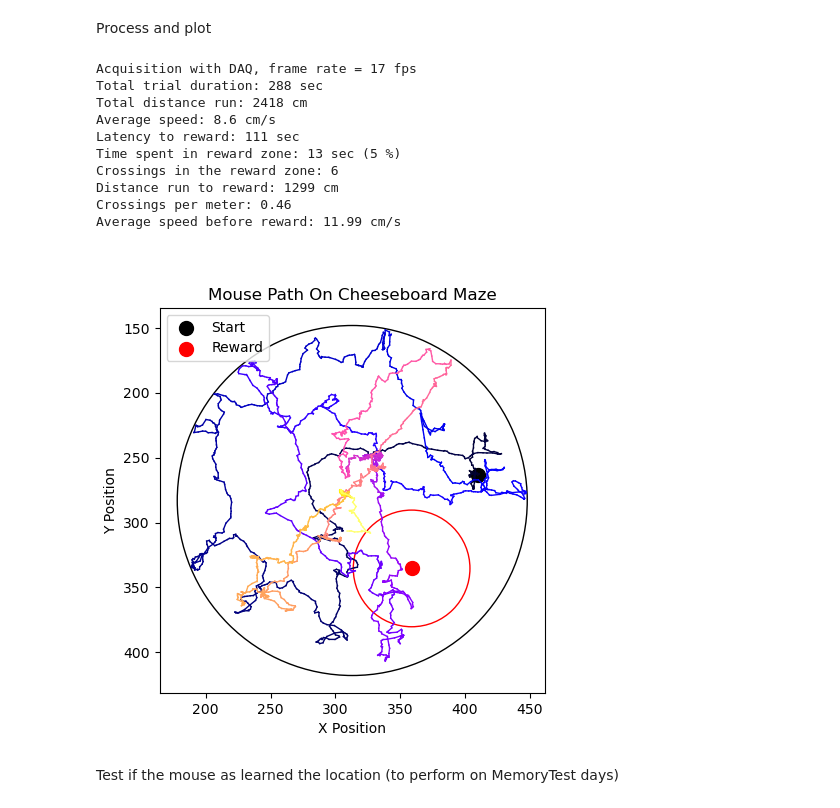
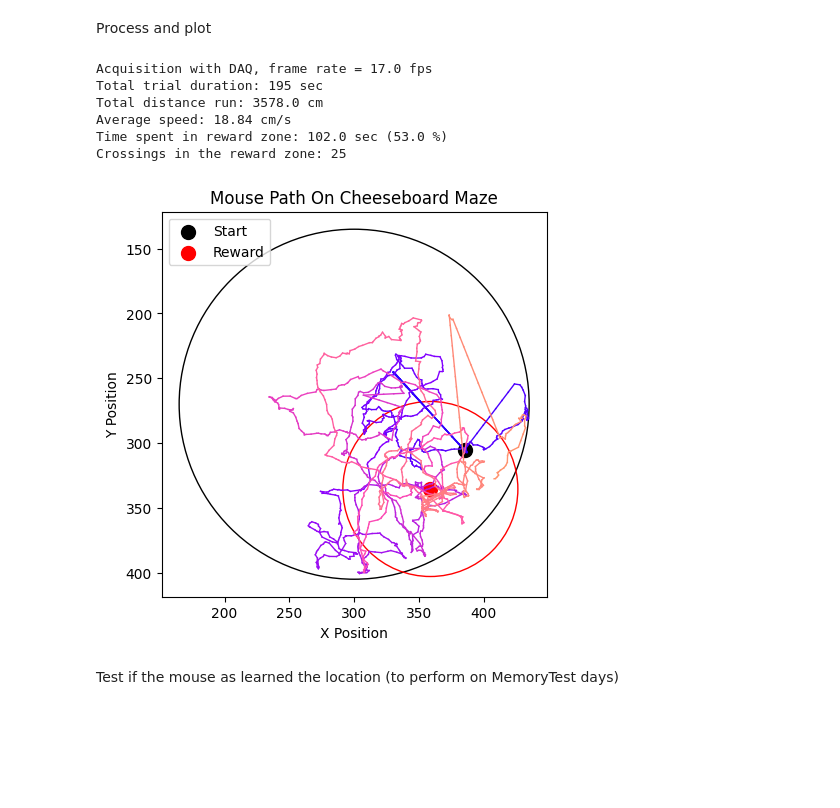
Before and after one commit to melodieborel/HayLabAnalysis, a Jupyter notebook: python/DLC_4_visualize_h5file.ipynb, the cells around one changed output. Saved outputs shown, nothing was run; the diff lists cells and outputs as text; code cells hidden in the pictures; blank space fills up the shorter version.

Commit message:
Update MemoryTest performance

```diff
--- a/python/DLC_4_visualize_h5file.ipynb
+++ b/python/DLC_4_visualize_h5file.ipynb
@@ -60,8 +61,9 @@ else:
 
 # Define parameters
 pixel_to_cm = 2.25
-reward_zone = 20 * pixel_to_cm if "Training" in filename else 20 * pixel_to_cm  # 8 cm for training, 20 cm for test
+reward_zone = 30 * pixel_to_cm if "Training" in filename else 30 * pixel_to_cm  # 8 cm for training, 20 cm for test
 table_center_x, table_center_y = 313, 283  # Center of the cheeseboard table on the video
+table_center_x, table_center_y = 300, 270  # Center of the cheeseboard table on the video
 table_radius = 270 / 2
 min_stay_at_reward = 5 * frame_rate  # 5 seconds
 
@@ -263,11 +265,16 @@ if REWARD:
             break
 
     if timestamps_path.exists():
-        found_reward_time = timestamps.iloc[found_reward_frame,1].item() / 1000
-        latency = (found_reward_time - start_time)
+        if 'Training' in filename:
+            found_reward_time = timestamps.iloc[found_reward_frame,1].item() / 1000
+            latency = (found_reward_time - start_time)
+            print(f'Latency to reward: {round(latency)} sec')
+        else:
+            found_reward_time =  np.nan
+            latency = np.nan
     else:
         latency = (found_reward_frame - start_frame) / frame_rate
-    print(f'Latency to reward: {round(latency)} sec')
+        print(f'Latency to reward: {round(latency)} sec')
 
     # Define the time spent inside the reward zone
     time_spent_in_zone = 0
@@ -293,55 +300,51 @@ if REWARD:
 
     print(f'Crossings in the reward zone: {enter_reward_zone}')
 
-    distance_to_reward, distances_to_reward = calculate_distance_run(individual_x[start_frame:found_reward_frame], individual_y[start_frame:found_reward_frame])
-    print(f'Distance run to reward: {round(distance_to_reward)} cm')
-
-    print(f"Crossings per meter: {round(enter_reward_zone / (round(distance_to_reward) / 100), 2)}")
-    print(f"Average speed before reward: {round(np.nanmean(distances_to_reward)/pixel_to_cm*frame_rate,2)} cm/s")
+    if 'Training' in filename:
+        distance_to_reward, distances_to_reward = calculate_distance_run(individual_x[start_frame:found_reward_frame], individual_y[start_frame:found_reward_frame])
+        print(f'Distance run to reward: {round(distance_to_reward)} cm')
+        print(f"Crossings per meter: {round(enter_reward_zone / (round(distance_to_reward) / 100), 2)}")
+        print(f"Average speed before reward: {round(np.nanmean(distances_to_reward)/pixel_to_cm*frame_rate,2)} cm/s")
 
 # Create the plot
 fig, ax = plt.subplots(figsize=(5, 5))
 
 # Plot individual positions over time
 cmap = plt.get_cmap('gnuplot2')
 norm = plt.Normalize(vmin=0, vmax=len(individual_x))
 
 for i in range(1, len(individual_x_filt)):
     ax.plot(individual_x[i-1:i+1], individual_y[i-1:i+1], color=cmap(norm(i)), linewidth=1)
 
 #plt.plot(individual_x, individual_y, label="Individual's Path", color='b')
 
 plt.scatter(x_start, y_start, color='black', s=100, label='Start')
 # Draw cheeseboard circle
 table_circle = plt.Circle((table_center_x, table_center_y), table_radius, color='k', fill=False)
 plt.gca().add_patch(table_circle)
 
 if REWARD:
     plt.scatter(reward_x, reward_y, color='red', s=100, label='Reward')
     # Draw reward zone circle
     reward_circle = plt.Circle((reward_x, reward_y), reward_zone, color='r', fill=False)
     plt.gca().add_patch(reward_circle)
 
 # Add labels and title
 ax.set_aspect('equal')
 ax.invert_yaxis()
 plt.title(f'Mouse Path On Cheeseboard Maze')
 plt.xlabel('X Position')
 plt.ylabel('Y Position')
 plt.legend(loc='upper left')
 plt.show()
 # %% [output]
-Acquisition with DAQ, frame rate = 17 fps
-Total trial duration: 288 sec
-Total distance run: 2418 cm
-Average speed: 8.6 cm/s
-Latency to reward: 111 sec
-Time spent in reward zone: 13 sec (5 %)
-Crossings in the reward zone: 6
-Distance run to reward: 1299 cm
-Crossings per meter: 0.46
-Average speed before reward: 11.99 cm/s
+Acquisition with DAQ, frame rate = 17.0 fps
+Total trial duration: 195 sec
+Total distance run: 3578.0 cm
+Average speed: 18.84 cm/s
+Time spent in reward zone: 102.0 sec (53.0 %)
+Crossings in the reward zone: 25
-[figure, old version]
+[figure, new version]
 # %% [markdown]
 Test if the mouse as learned the location (to perform on MemoryTest days)
 # %%
```
Also changed, not shown: parts of 3 cells of this notebook, 2 other files.
